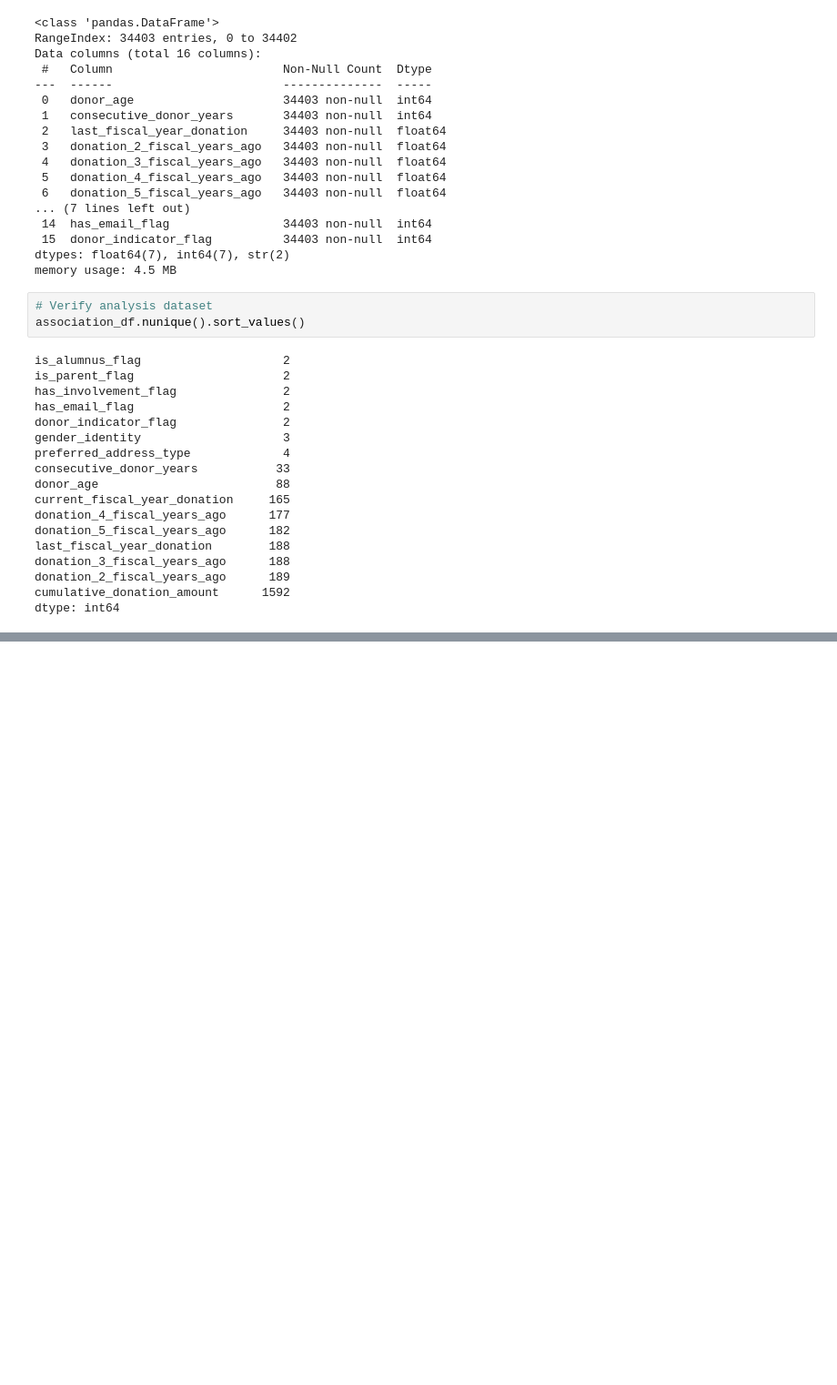
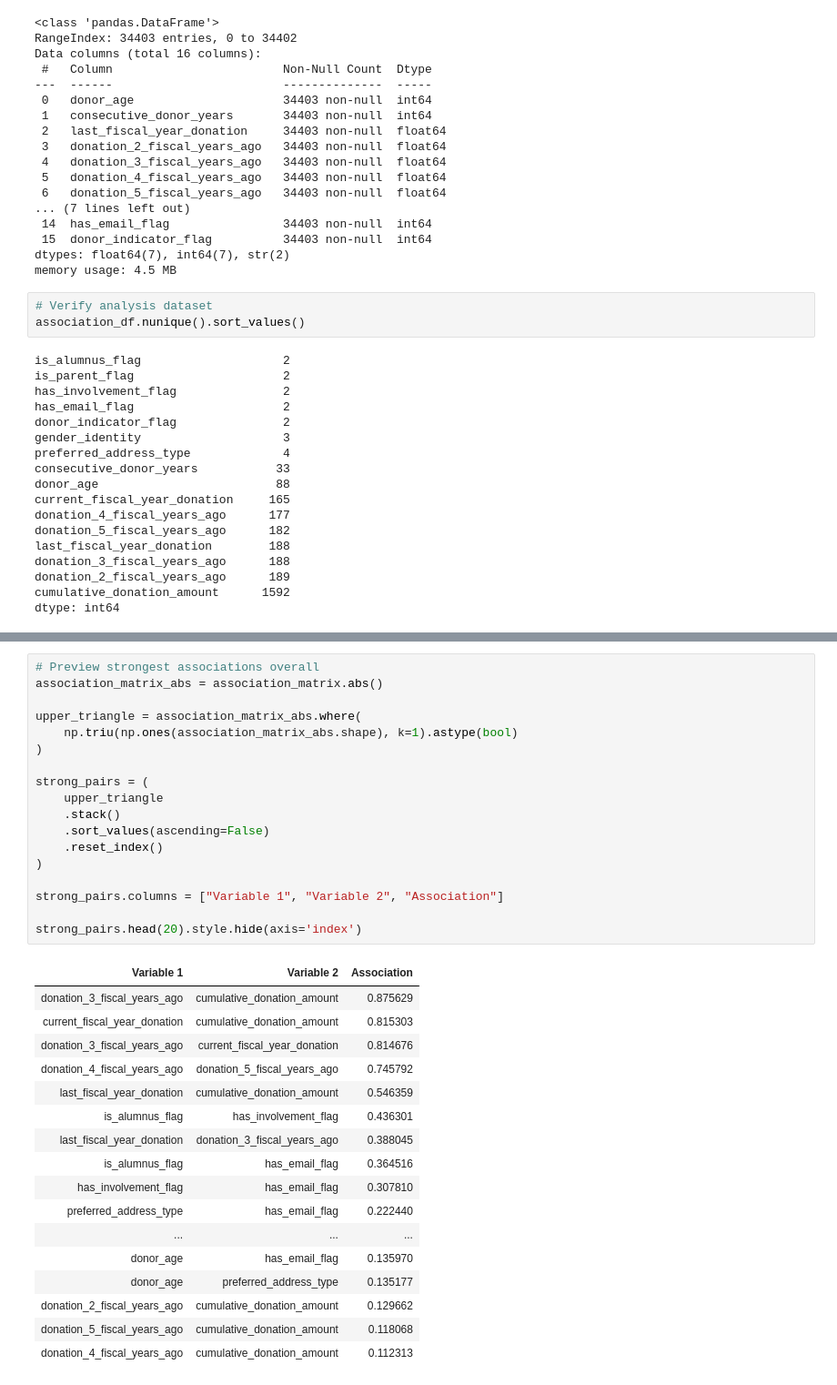
Before and after one commit to MDarkHead/red-cross-donor-prediction, a Jupyter notebook: notebooks/03_dython_analysis.ipynb, the cells around one changed output, grey strips where cells are left out. Shown at 91% size. Saved outputs shown, nothing was run; the diff lists cells and outputs as text; blank space fills up the shorter version.

```diff
--- a/notebooks/03_dython_analysis.ipynb
+++ b/notebooks/03_dython_analysis.ipynb
@@ -281,0 +325,36 @@ dtype: int64
+# %%
+# Preview strongest associations overall
+association_matrix_abs = association_matrix.abs()
+
+upper_triangle = association_matrix_abs.where(
+    np.triu(np.ones(association_matrix_abs.shape), k=1).astype(bool)
+)
+
+strong_pairs = (
+    upper_triangle
+    .stack()
+    .sort_values(ascending=False)
+    .reset_index()
+)
+
+strong_pairs.columns = ["Variable 1", "Variable 2", "Association"]
+
+strong_pairs.head(20).style.hide(axis='index')
+# %% [output]
+| Variable 1 | Variable 2 | Association |
+| donation_3_fiscal_years_ago | cumulative_donation_amount | 0.875629 |
+| current_fiscal_year_donation | cumulative_donation_amount | 0.815303 |
+| donation_3_fiscal_years_ago | current_fiscal_year_donation | 0.814676 |
+| donation_4_fiscal_years_ago | donation_5_fiscal_years_ago | 0.745792 |
+| last_fiscal_year_donation | cumulative_donation_amount | 0.546359 |
+| is_alumnus_flag | has_involvement_flag | 0.436301 |
+| last_fiscal_year_donation | donation_3_fiscal_years_ago | 0.388045 |
+| is_alumnus_flag | has_email_flag | 0.364516 |
+| has_involvement_flag | has_email_flag | 0.307810 |
+| preferred_address_type | has_email_flag | 0.222440 |
+| ... | ... | ... |
+| donor_age | has_email_flag | 0.135970 |
+| donor_age | preferred_address_type | 0.135177 |
+| donation_2_fiscal_years_ago | cumulative_donation_amount | 0.129662 |
+| donation_5_fiscal_years_ago | cumulative_donation_amount | 0.118068 |
+| donation_4_fiscal_years_ago | cumulative_donation_amount | 0.112313 |
```
Also changed, not shown: parts of 5 cells of this notebook.
